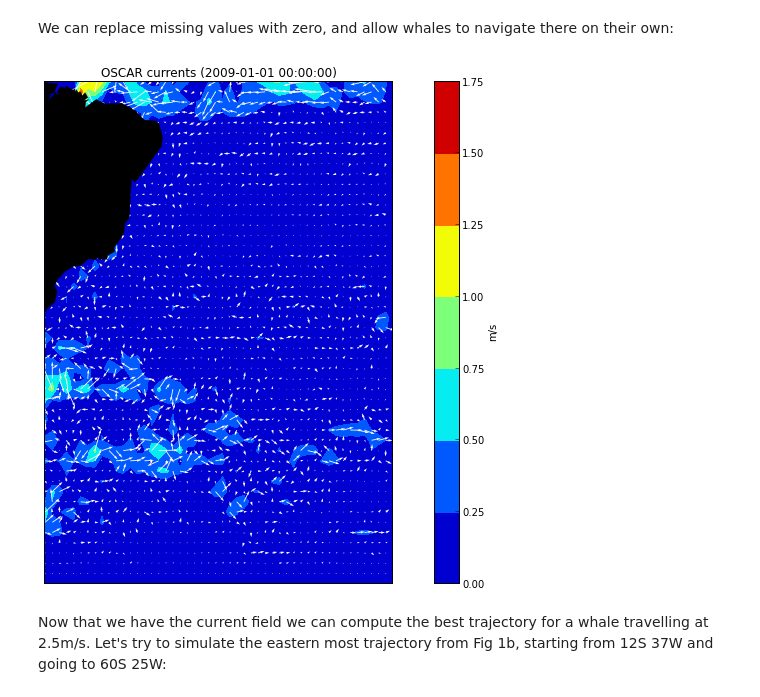
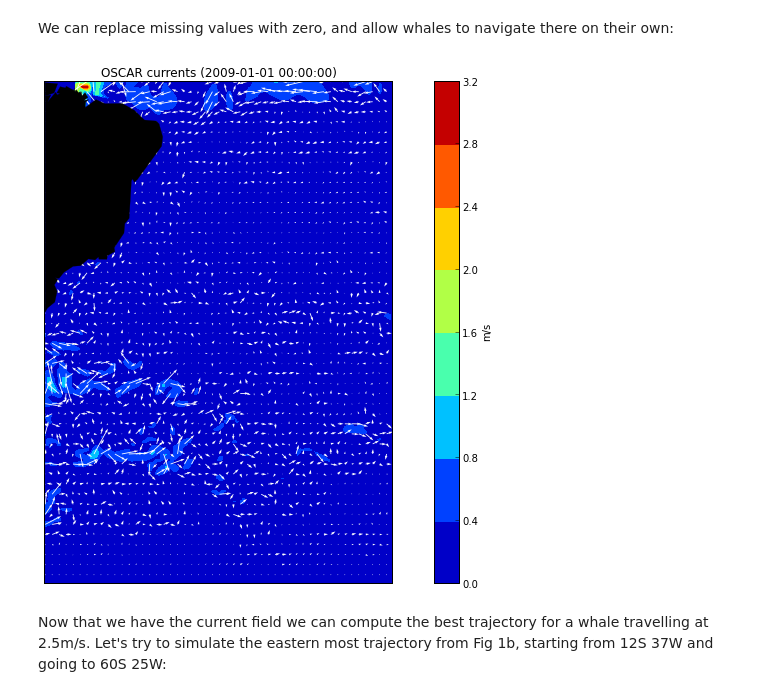
Before and after one commit to betodealmeida/notebooks, a Jupyter notebook: whale_migration/Analyzing tracks (external data).ipynb, the cells around one changed output. Drawn from its saved outputs; the diff is of its cells as text; code cells hidden in the pictures.

```diff
--- a/whale_migration/Analyzing tracks (external data).ipynb
+++ b/whale_migration/Analyzing tracks (external data).ipynb
@@ -72,8 +72,8 @@ cb.set_label('m/s')
 # %% [markdown]
 Let's increase the resolution, interpolating linearly:
 # %%
-xi = linspace(310, 355, 50)
-yi = linspace(0, -65, 50)
+xi = linspace(310, 355, 500)
+yi = linspace(0, -65, 500)
 Xi, Yi = np.meshgrid(xi, yi)
 
 Ui = np.ma.masked_all((U.shape[0], len(yi), len(xi)), U.dtype)
@@ -81,8 +81,6 @@ Vi = np.ma.masked_all((V.shape[0], len(yi), len(xi)), V.dtype)
 for l in range(U.shape[0]):
     valid = ~U[l].mask & ~V[l].mask
     points = X[valid], Y[valid]
-    x = linspace(310, 355, 500)
-    y = linspace(0, -65, 500)
     Ui[l] = scipy.interpolate.griddata(points, U[l][valid], (Xi, Yi)).reshape(Xi.shape)
     Vi[l] = scipy.interpolate.griddata(points, V[l][valid], (Xi, Yi)).reshape(Xi.shape)
 # %% [markdown]
@@ -90,22 +88,22 @@ We can replace missing values with zero, and allow whales to navigate there on t
 # %%
 Ui[isnan(Ui)] = 0
 Vi[isnan(Vi)] = 0
 
 fig = figure(figsize=(15,9))
 ax = fig.gca()
 ax.set_title('OSCAR currents (%s)' % coards.parse(dataset1.time[0][0], dataset1.time.units))
 
 m = Basemap(ax=ax, llcrnrlon=310, llcrnrlat=-65, urcrnrlon=355, urcrnrlat=0)
 m.drawcoastlines(linewidth=0.25)
 m.fillcontinents(color='#000000', lake_color='#666666')
 m.drawmapboundary(fill_color='#666666')
 
 colors = m.contourf(Xi, Yi, np.sqrt(Ui[0]**2 + Vi[0]**2))
-m.quiver(Xi, Yi, Ui[0], Vi[0], color='white')
+m.quiver(Xi[::10,::10], Yi[::10,::10], Ui[0,::10,::10], Vi[0,::10,::10], color='white')
 cb = pylab.colorbar(colors)
 cb.set_label('m/s')
 # %% [output]
-[figure, old version]
+[figure, new version]
 # %% [markdown]
 Now that we have the current field we can compute the best trajectory for a whale travelling at 2.5m/s. Let's try to simulate the eastern most trajectory from Fig 1b, starting from 12S 37W and going to 60S 25W:
 # %%
```
Also changed, not shown: parts of 4 cells of this notebook.
